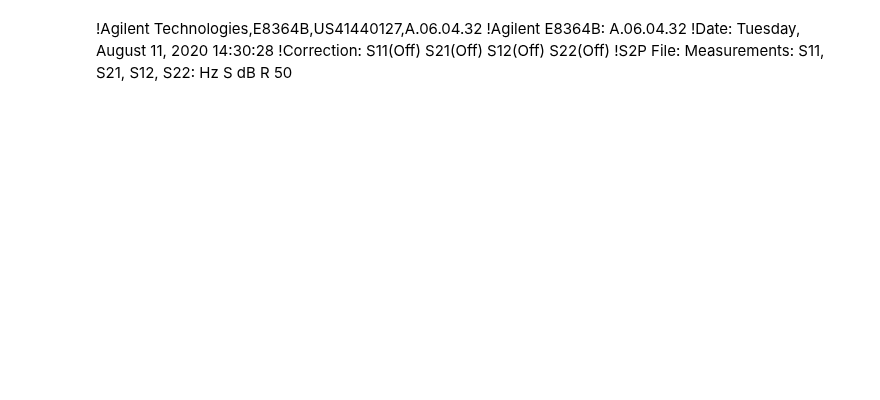
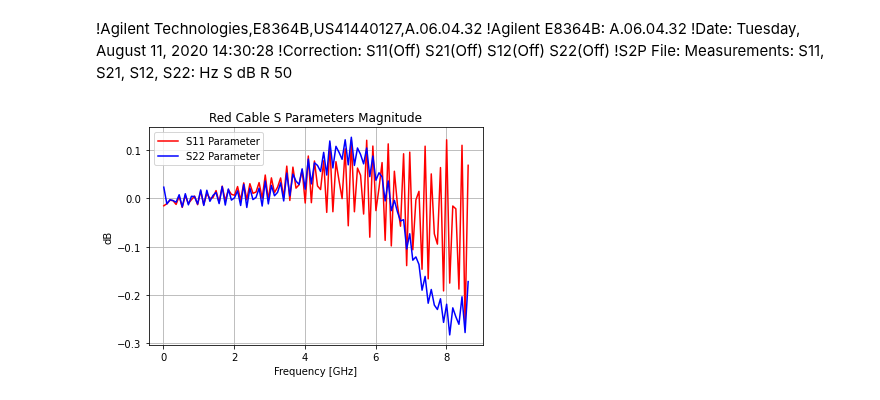
Before and after one commit to Holcan/STM, a Jupyter notebook: Cables/Cables S parameters.ipynb, the cells around one changed output. Drawn from its saved outputs; the diff is of its cells as text; code cells hidden in the pictures; blank space fills up the shorter version.

```diff
--- a/Cables/Cables S parameters.ipynb
+++ b/Cables/Cables S parameters.ipynb
@@ -137,3 +169,20 @@ Cable_rojo
 !Correction: S11(Off) S21(Off) S12(Off) S22(Off)
 !S2P File: Measurements: S11, S21, S12, S22:
 Hz S dB R 50
+# %%
+fig,  ax = plt.subplots()
+
+ax.grid(True)
+
+plt.plot(Cable_rojo_D['Freq'][:100]/1e9,Cable_rojo_D['reS11'][:100],label = 'S11 Parameter', color = 'red')
+plt.plot(Cable_rojo_D['Freq'][:100]/1e9,Cable_rojo_D['re22'][:100],label = 'S22 Parameter', color = 'blue')
+
+ax.set_xlabel('Frequency [GHz]')
+ax.set_ylabel('dB')
+ax.set_title('Red Cable S Parameters Magnitude')
+ax.legend(loc=0)
+plt.show()
+
+fig.savefig(r'S Parameters, red cable damaged.jpeg',bbox_inches='tight')
+# %% [output]
+[figure, added]
```
Also changed, not shown: parts of 13 cells of this notebook, 20 other files.
